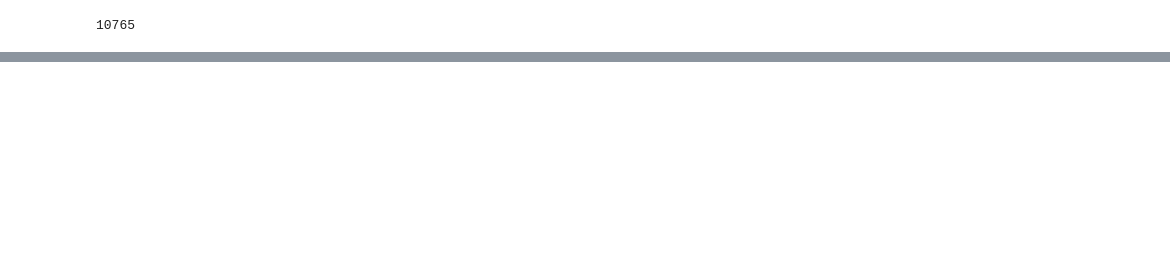
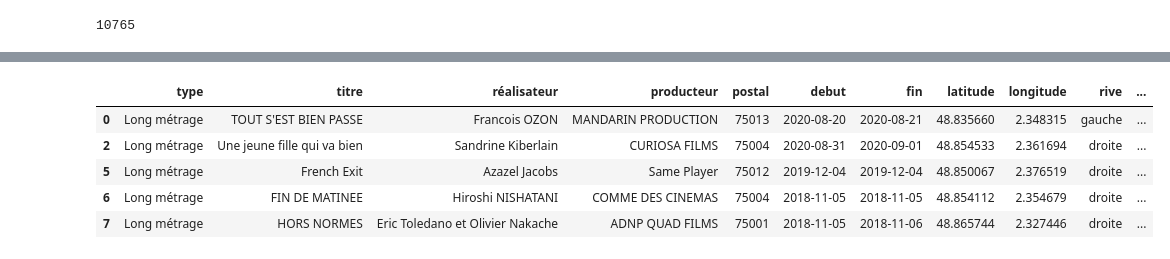
Before and after one commit to g0thier/Projet-Full-Stack, a Jupyter notebook: 01. Data Analyse/Tournage.ipynb, the cells around one changed output, grey strips where cells are left out. Cells and saved outputs as stored; diff of their text form; code cells hidden in the pictures; blank space fills up the shorter version.

```diff
--- a/01. Data Analyse/Tournage.ipynb
+++ b/01. Data Analyse/Tournage.ipynb
@@ -167,0 +165,12 @@ fig.show()
+# %%
+df_tournage_films = df_tournage[df_tournage["type"] == 'Long métrage']
+df_tournage_series = df_tournage[df_tournage["type"] == 'Série TV']
+
+df_tournage_films.head()
+# %% [output]
+|  | type | titre | réalisateur | producteur | postal | debut | fin | latitude | longitude | rive | ... |
+| 0 | Long métrage | TOUT S'EST BIEN PASSE | Francois OZON | MANDARIN PRODUCTION | 75013 | 2020-08-20 | 2020-08-21 | 48.835660 | 2.348315 | gauche | ... |
+| 2 | Long métrage | Une jeune fille qui va bien | Sandrine Kiberlain | CURIOSA FILMS | 75004 | 2020-08-31 | 2020-09-01 | 48.854533 | 2.361694 | droite | ... |
+| 5 | Long métrage | French Exit | Azazel Jacobs | Same Player | 75012 | 2019-12-04 | 2019-12-04 | 48.850067 | 2.376519 | droite | ... |
+| 6 | Long métrage | FIN DE MATINEE | Hiroshi NISHATANI | COMME DES CINEMAS | 75004 | 2018-11-05 | 2018-11-05 | 48.854112 | 2.354679 | droite | ... |
+| 7 | Long métrage | HORS NORMES | Eric Toledano et Olivier Nakache | ADNP QUAD FILMS | 75001 | 2018-11-05 | 2018-11-06 | 48.865744 | 2.327446 | droite | ... |
```
Also changed, not shown: parts of 5 cells of this notebook, 9 other files.
